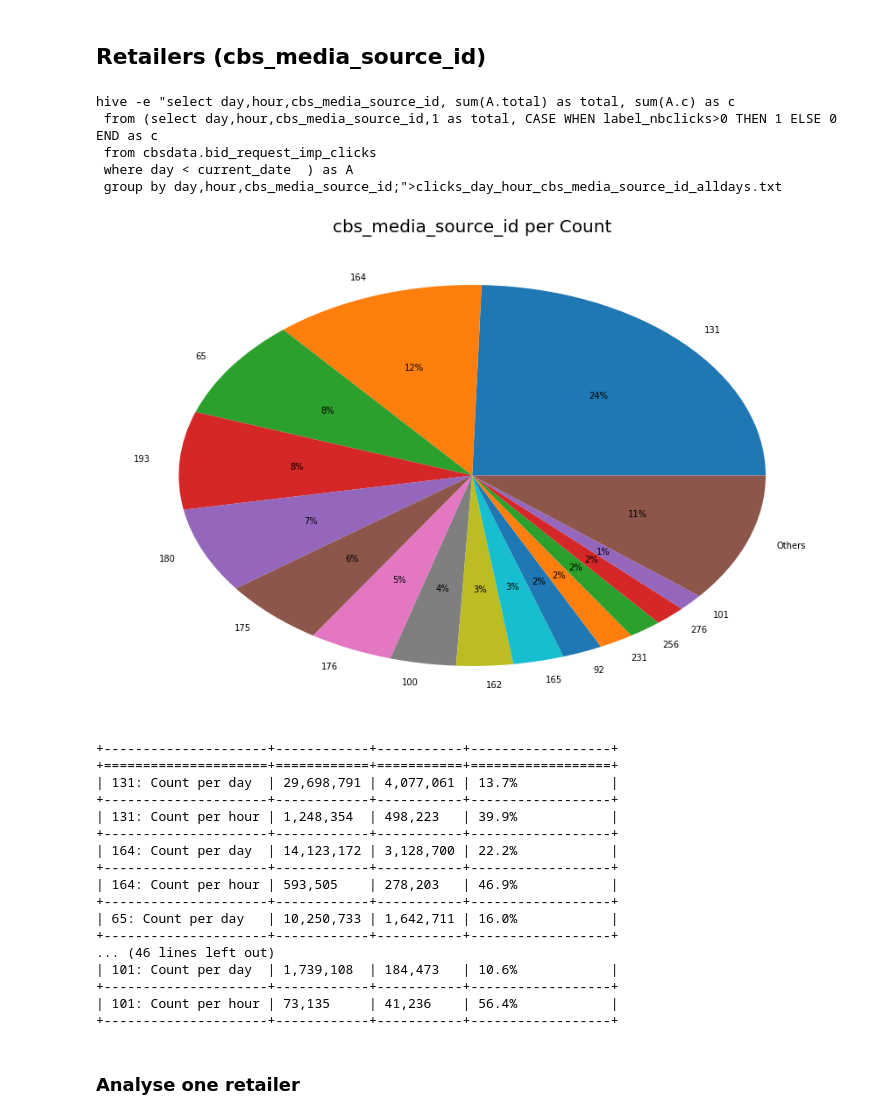
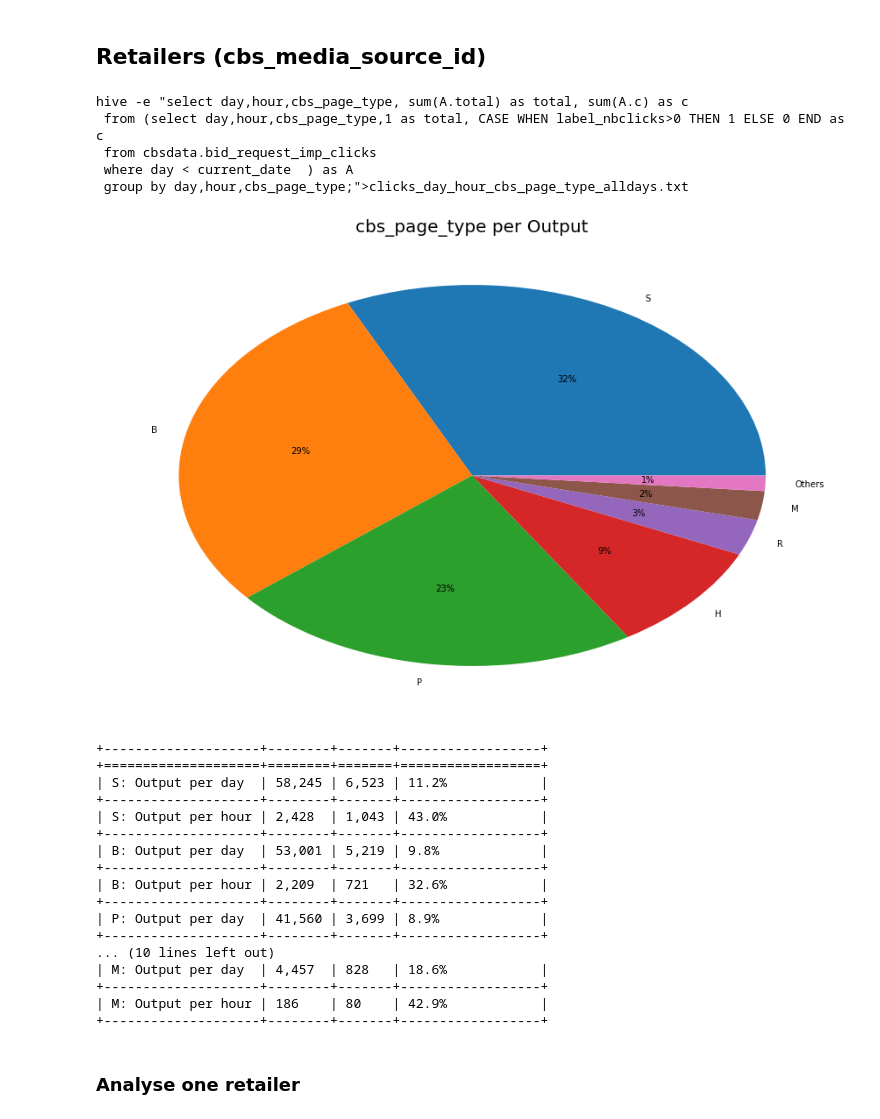
Before and after one commit to jbertrandPA/prediction-tools, a Jupyter notebook: Know your data - global figures - time dimensions.ipynb, the cells around one changed output. Saved outputs shown, nothing was run; the diff lists cells and outputs as text; code cells hidden in the pictures.

```diff
--- a/Know your data - global figures - time dimensions.ipynb
+++ b/Know your data - global figures - time dimensions.ipynb
@@ -68,48 +68,48 @@ plot_df(df_by_dimensions[i],dimensions[i], volume_label, volume_label + ' per '
 # %% [markdown]
 ## Retailers (cbs_media_source_id)
 # %%
-aggregator = "cbs_media_source_id"
+aggregator = "cbs_page_type"
 dimensions_with_aggregator = list(dimensions)
 dimensions_with_aggregator.append(aggregator)
 # %%
 compute_query(dimensions_with_aggregator, nb_days, table_name)
 # %% [output]
-hive -e "select day,hour,cbs_media_source_id, sum(A.total) as total, sum(A.c) as c
- from (select day,hour,cbs_media_source_id,1 as total, CASE WHEN label_nbclicks>0 THEN 1 ELSE 0 END as c
+hive -e "select day,hour,cbs_page_type, sum(A.total) as total, sum(A.c) as c
+ from (select day,hour,cbs_page_type,1 as total, CASE WHEN label_nbclicks>0 THEN 1 ELSE 0 END as c
  from cbsdata.bid_request_imp_clicks
  where day < current_date  ) as A
- group by day,hour,cbs_media_source_id;">clicks_day_hour_cbs_media_source_id_alldays.txt
+ group by day,hour,cbs_page_type;">clicks_day_hour_cbs_page_type_alldays.txt
 # %%
 filename = get_file_path(dimensions_with_aggregator, nb_days, table_name, with_label_number = False)
 df_clicks = read_and_clean(filename,dimensions_with_aggregator, dimensions_with_aggregator, ascending = True)
 # %%
 cropping_threshold = 1
-
+volume_label = "Output"
 plt.figure(figsize=(15, 10))
 [top_ids, df_crop] = get_top_values_for_aggregator(df_clicks, aggregator, volume_label, cropping_threshold = cropping_threshold, subplot=221)
 plot_pie_df_subplot(df_crop, "Percentage " + volume_label, aggregator,  aggregator + " per " + volume_label, 111)
 # %% [output]
-[figure, old version]
+[figure, new version]
 # %%
 display_rows_by_aggretor(df_clicks, aggregator, volume_label, top_ids[:-1])
 # %% [output]
-+---------------------+------------+-----------+------------------+
-+=====================+============+===========+==================+
-| 131: Count per day  | 29,698,791 | 4,077,061 | 13.7%            |
-+---------------------+------------+-----------+------------------+
-| 131: Count per hour | 1,248,354  | 498,223   | 39.9%            |
-+---------------------+------------+-----------+------------------+
-| 164: Count per day  | 14,123,172 | 3,128,700 | 22.2%            |
-+---------------------+------------+-----------+------------------+
-| 164: Count per hour | 593,505    | 278,203   | 46.9%            |
-+---------------------+------------+-----------+------------------+
-| 65: Count per day   | 10,250,733 | 1,642,711 | 16.0%            |
-+---------------------+------------+-----------+------------------+
-... (46 lines left out)
-| 101: Count per day  | 1,739,108  | 184,473   | 10.6%            |
-+---------------------+------------+-----------+------------------+
-| 101: Count per hour | 73,135     | 41,236    | 56.4%            |
-+---------------------+------------+-----------+------------------+
++--------------------+--------+-------+------------------+
++====================+========+=======+==================+
+| S: Output per day  | 58,245 | 6,523 | 11.2%            |
++--------------------+--------+-------+------------------+
+| S: Output per hour | 2,428  | 1,043 | 43.0%            |
++--------------------+--------+-------+------------------+
+| B: Output per day  | 53,001 | 5,219 | 9.8%             |
++--------------------+--------+-------+------------------+
+| B: Output per hour | 2,209  | 721   | 32.6%            |
++--------------------+--------+-------+------------------+
+| P: Output per day  | 41,560 | 3,699 | 8.9%             |
++--------------------+--------+-------+------------------+
+... (10 lines left out)
+| M: Output per day  | 4,457  | 828   | 18.6%            |
++--------------------+--------+-------+------------------+
+| M: Output per hour | 186    | 80    | 42.9%            |
++--------------------+--------+-------+------------------+
 # %% [markdown]
 ### Analyse one retailer
 # %%
```
Also changed, not shown: parts of 6 cells of this notebook, 4 other files.
